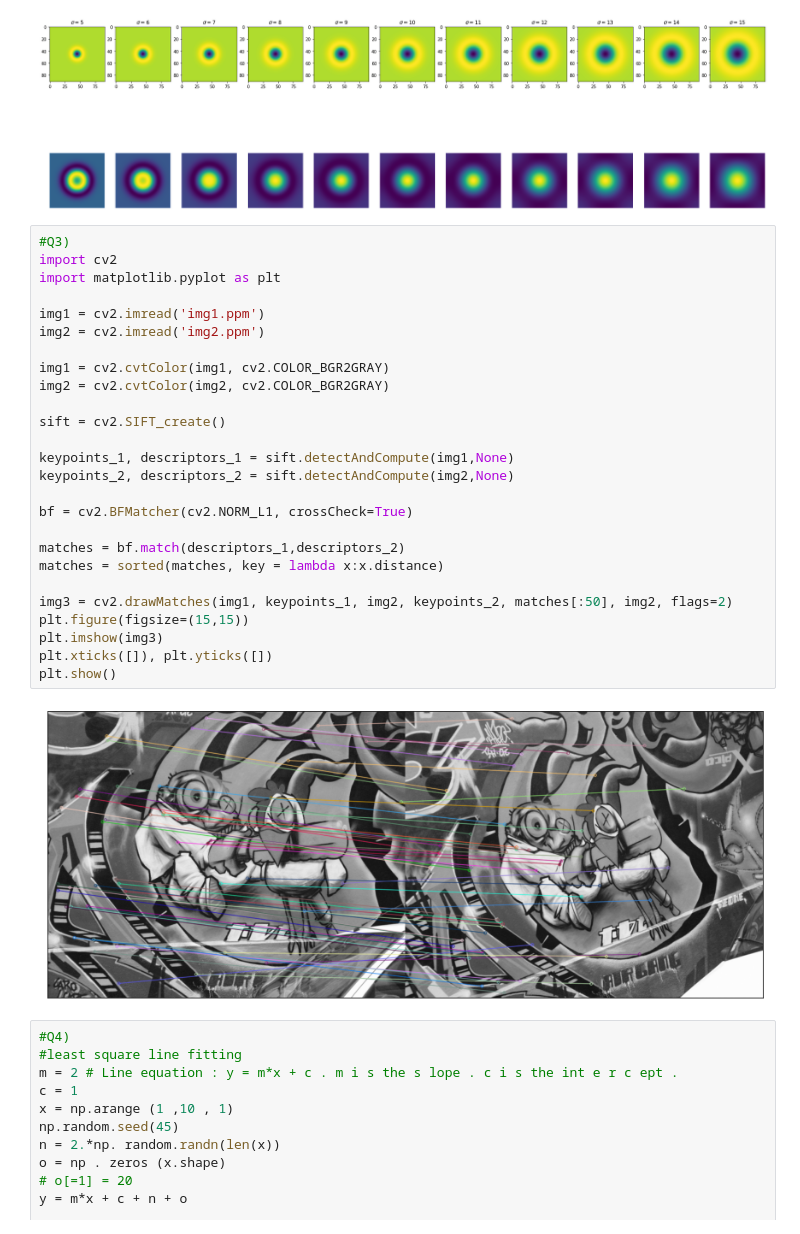
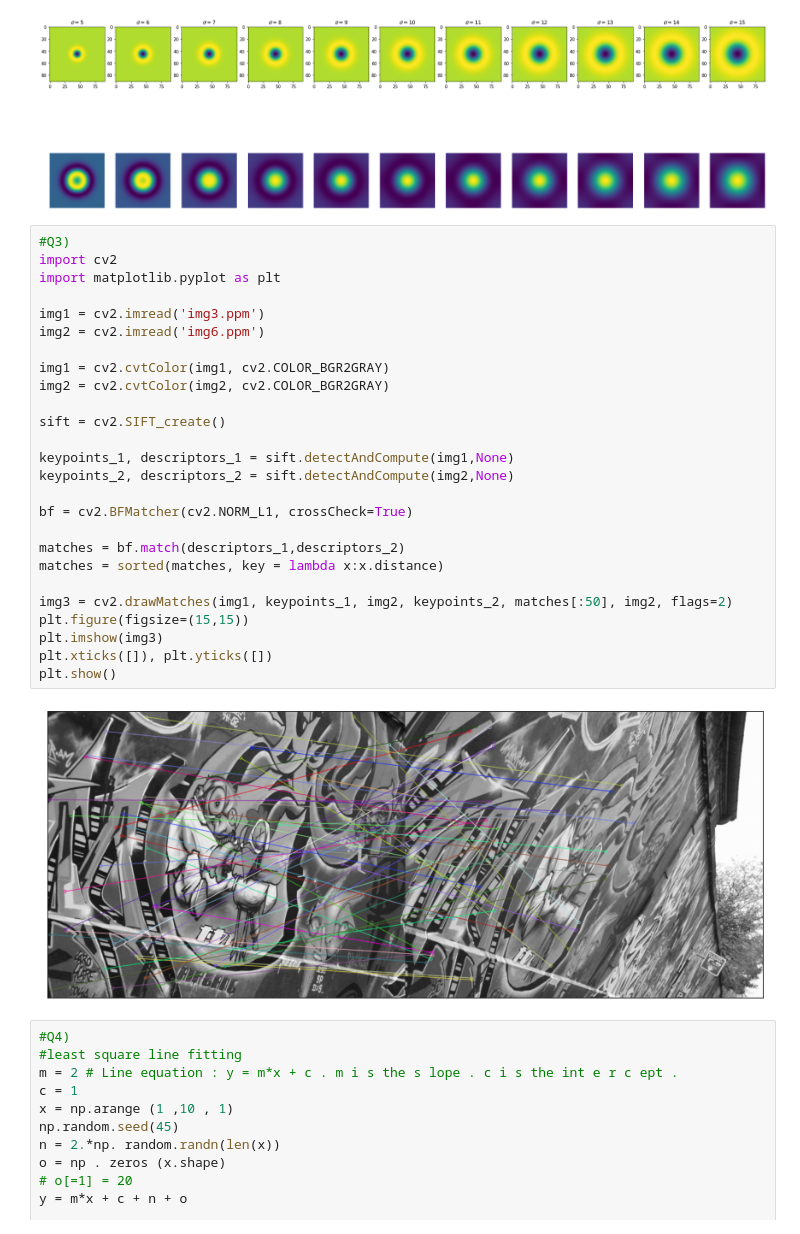
Before and after one commit to TreshanAyesh/EN2550-Fundamentals-of-Image-Processing, a Jupyter notebook: exercise5/exercise5.ipynb, the cells around one changed output. Drawn from its saved outputs; the diff is of its cells as text.

```diff
--- a/exercise5/exercise5.ipynb
+++ b/exercise5/exercise5.ipynb
@@ -85,31 +85,31 @@ print(sigmas[indices[2]])
 # %%
 #Q3)
 import cv2
 import matplotlib.pyplot as plt
 
-img1 = cv2.imread('img1.ppm')
-img2 = cv2.imread('img2.ppm')
+img1 = cv2.imread('img3.ppm')
+img2 = cv2.imread('img6.ppm')
 
 img1 = cv2.cvtColor(img1, cv2.COLOR_BGR2GRAY)
 img2 = cv2.cvtColor(img2, cv2.COLOR_BGR2GRAY)
 
 sift = cv2.SIFT_create()
 
 keypoints_1, descriptors_1 = sift.detectAndCompute(img1,None)
 keypoints_2, descriptors_2 = sift.detectAndCompute(img2,None)
 
 bf = cv2.BFMatcher(cv2.NORM_L1, crossCheck=True)
 
 matches = bf.match(descriptors_1,descriptors_2)
 matches = sorted(matches, key = lambda x:x.distance)
 
 img3 = cv2.drawMatches(img1, keypoints_1, img2, keypoints_2, matches[:50], img2, flags=2)
 plt.figure(figsize=(15,15))
 plt.imshow(img3)
 plt.xticks([]), plt.yticks([])
 plt.show()
 # %% [output]
-[figure, old version]
+[figure, new version]
 # %%
 #Q4)
 #least square line fitting
```
Also changed, not shown: 27 other files.
